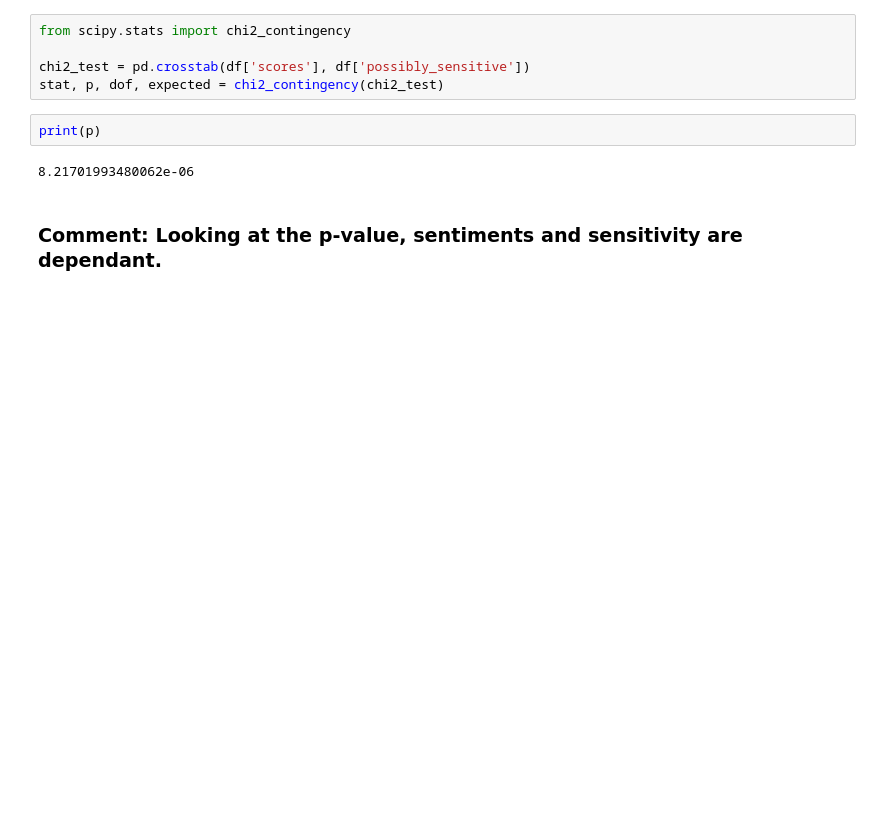
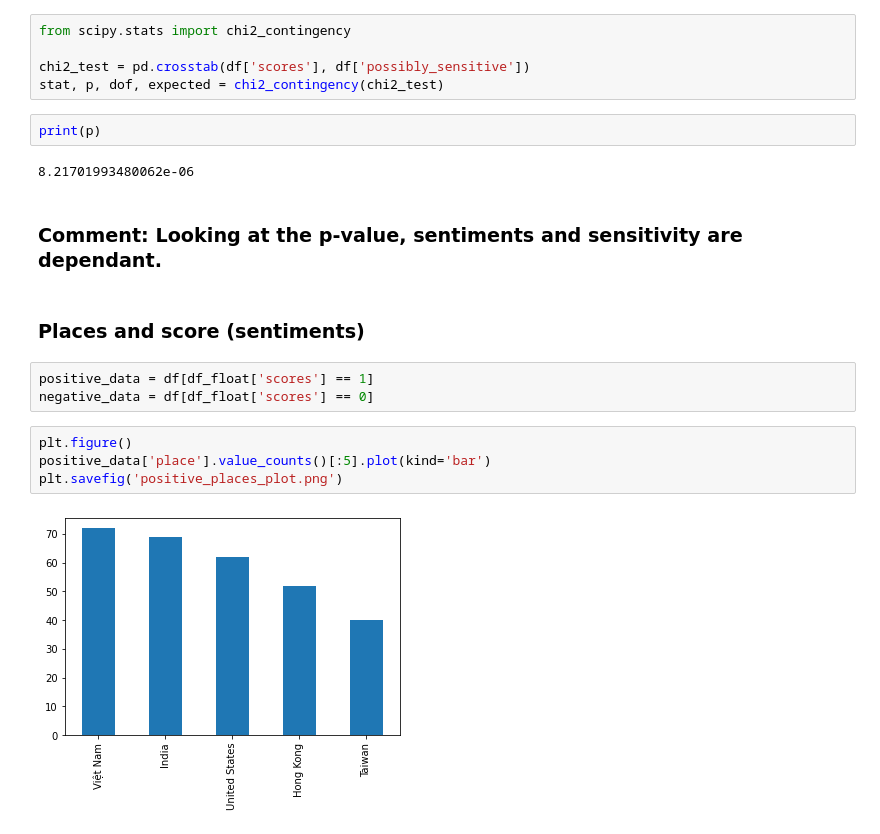
Before and after one commit to Josias-Ounsinli/Twitter-Data-Analysis, a Jupyter notebook: Day2 - Explanatory Data Analysis.ipynb, the cells around one changed output. Saved outputs shown, nothing was run; the diff lists cells and outputs as text; blank space fills up the shorter version.

```diff
--- a/Day2 - Explanatory Data Analysis.ipynb
+++ b/Day2 - Explanatory Data Analysis.ipynb
@@ -475,3 +475,14 @@ print(p)
 8.21701993480062e-06
 # %% [markdown]
 ### Comment: Looking at the p-value, sentiments and sensitivity are dependant.
+# %% [markdown]
+### Places and score (sentiments)
+# %%
+positive_data = df[df_float['scores'] == 1]
+negative_data = df[df_float['scores'] == 0]
+# %%
+plt.figure()
+positive_data['place'].value_counts()[:5].plot(kind='bar')
+plt.savefig('positive_places_plot.png')
+# %% [output]
+[figure, added]
```
Also changed, not shown: parts of 3 cells of this notebook, 4 other files.
